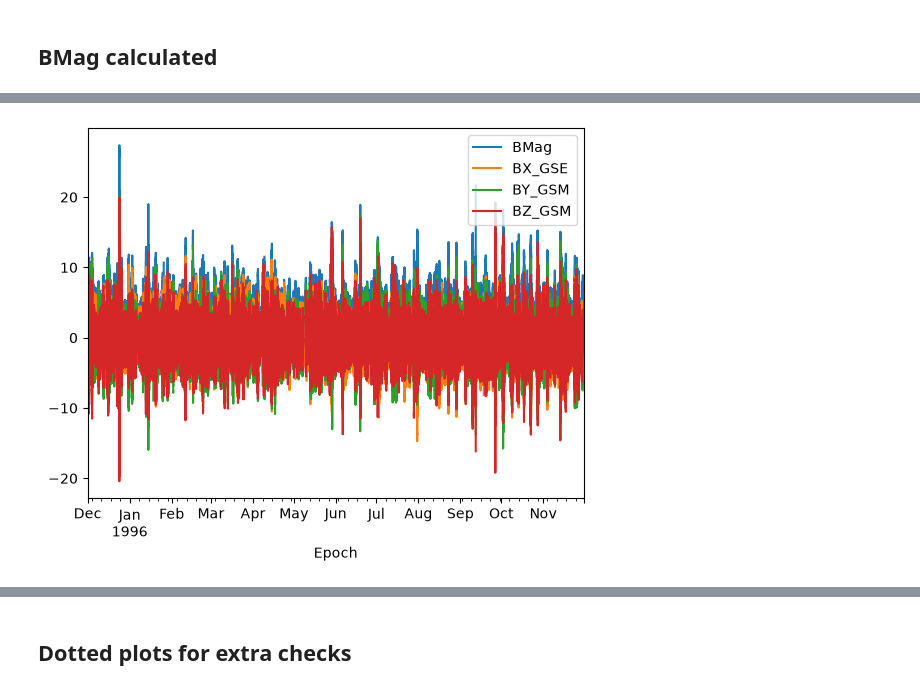
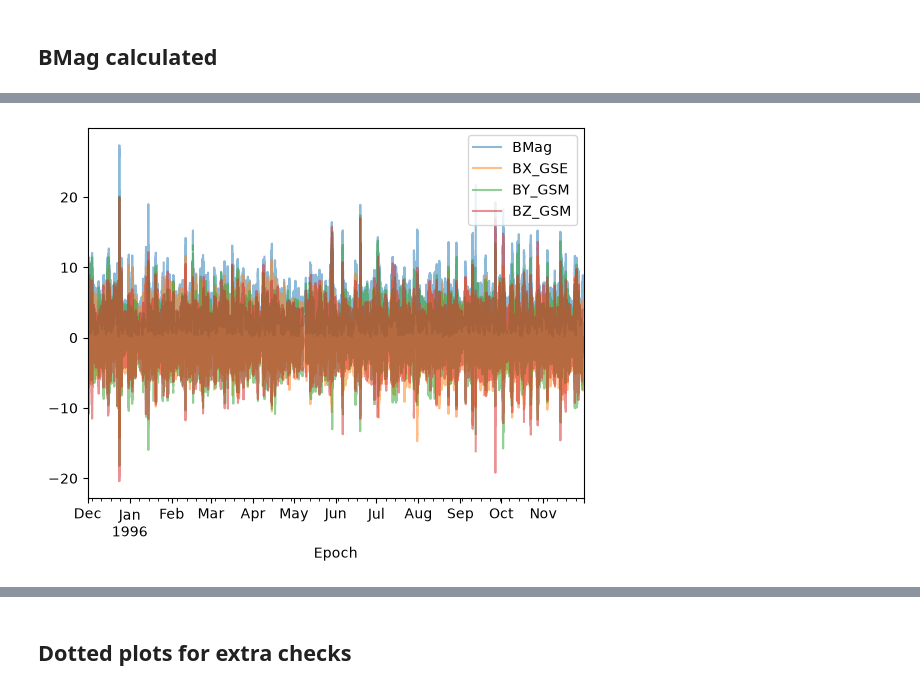
Before and after one commit to rahyndman/SolarWindCode, a Jupyter notebook: PlottingData.ipynb, the cells around one changed output, grey strips where cells are left out. Saved outputs shown, nothing was run; the diff lists cells and outputs as text; code cells hidden in the pictures.

```diff
--- a/PlottingData.ipynb
+++ b/PlottingData.ipynb
@@ -172,0 +103,18 @@ plt.legend(loc="upper right")
+# %%
+def AddTotVsw(dataTimeSeries):
+
+    TotVsw = np.sqrt(dataTimeSeries._data["Vx"]**2 +
+                     dataTimeSeries._data["Vy"]**2 +
+                     dataTimeSeries._data["Vz"]**2)
+    dataTimeSeries = dataTimeSeries.add_column("TotVsw", TotVsw)
+    return dataTimeSeries
+
+def PlotVsw(dataTimeSeries):
+    fig, ax = plt.subplots()
+    dataTimeSeries.plot(columns=["TotVsw", "flow_speed", "Vx", "Vy", "Vz"], alpha = 0.5)
+    plt.legend(loc="upper right")
+    # plt.ylim(-450,900)
+    # print(dataTSFirstDates._data[""].unique())
+
+dataTSFirstDates = AddTotVsw(dataTSFirstDates)
+PlotVsw(dataTSFirstDates)
@@ -174,54 +124,22 @@ plt.legend(loc="upper right")
 ## BMag calculated
 # %%
 ## Get BMag and plot data to check by eye if it's what you expect
-# C23Min
 
 # Combine the components of magnetic field from data to get magnitude of magnetic field
+def AddBMag(dataTimeSeries):
+    BMag = np.sqrt(dataTimeSeries._data["BX_GSE"]**2 +
+                   dataTimeSeries._data["BY_GSM"]**2 +
+                   dataTimeSeries._data["BZ_GSM"]**2)
+    dataTimeSeries = dataTimeSeries.add_column("BMag", BMag)
+    return dataTimeSeries
 
-BMag = np.sqrt(OMNIC23Min._data["BX_GSE"]**2 +
-                               OMNIC23Min._data["BY_GSM"]**2 +
-                               OMNIC23Min._data["BZ_GSM"]**2)
-OMNIC23Min = OMNIC23Min.add_column("BMag", BMag)
+def PlotB(dataTimeSeries):
+    fig, ax = plt.subplots()
+    dataTimeSeries.plot(columns=["BMag", "BX_GSE", "BY_GSM", "BZ_GSM"], alpha = 0.5)
+    plt.legend(loc="upper right")
+    # plt.ylim(-40,90)
+    # print(dataTSFirstDates._data[""].unique())
 
-fig, ax = plt.subplots()
-OMNIC23Min.plot(columns=["BMag", "BX_GSE", "BY_GSM", "BZ_GSM"])
-plt.legend(loc="upper right")
-# plt.ylim(-450,900)
-# print(OMNIC23Min._data[""].unique())
-
-
-# C23Max
-BMag = np.sqrt(OMNIC23Max._data["BX_GSE"]**2 +
-                               OMNIC23Max._data["BY_GSM"]**2 +
-                               OMNIC23Max._data["BZ_GSM"]**2)
-OMNIC23Max = OMNIC23Max.add_column("BMag", BMag)
-
-fig, ax = plt.subplots()
-OMNIC23Max.plot(columns=["BMag", "BX_GSE", "BY_GSM", "BZ_GSM"])
-plt.legend(loc="upper right")
-# plt.ylim(-450,900)
-
-
-# C24Min
-BMag = np.sqrt(OMNIC24Min._data["BX_GSE"]**2 +
-                               OMNIC24Min._data["BY_GSM"]**2 +
-                               OMNIC24Min._data["BZ_GSM"]**2)
-OMNIC24Min = OMNIC24Min.add_column("BMag", BMag)
-
-fig, ax = plt.subplots()
-OMNIC24Min.plot(columns=["BMag", "BX_GSE", "BY_GSM", "BZ_GSM"])
-plt.legend(loc="upper right")
-# plt.ylim(-450,900)
-
-
-# C24Max
-BMag = np.sqrt(OMNIC24Max._data["BX_GSE"]**2 +
-                               OMNIC24Max._data["BY_GSM"]**2 +
-                               OMNIC24Max._data["BZ_GSM"]**2)
-OMNIC24Max = OMNIC24Max.add_column("BMag", BMag)
-
-fig, ax = plt.subplots()
-OMNIC24Max.plot(columns=["BMag", "BX_GSE", "BY_GSM", "BZ_GSM"])
-plt.legend(loc="upper right")
-# plt.ylim(-450,900)
+dataTSFirstDates = AddBMag(dataTSFirstDates)
+PlotB(dataTSFirstDates)
 # %% [output]
@@ -229 +146 @@ plt.legend(loc="upper right")
-[figure, old version]
+[figure, new version]
```
Also changed, not shown: parts of 16 cells of this notebook.
